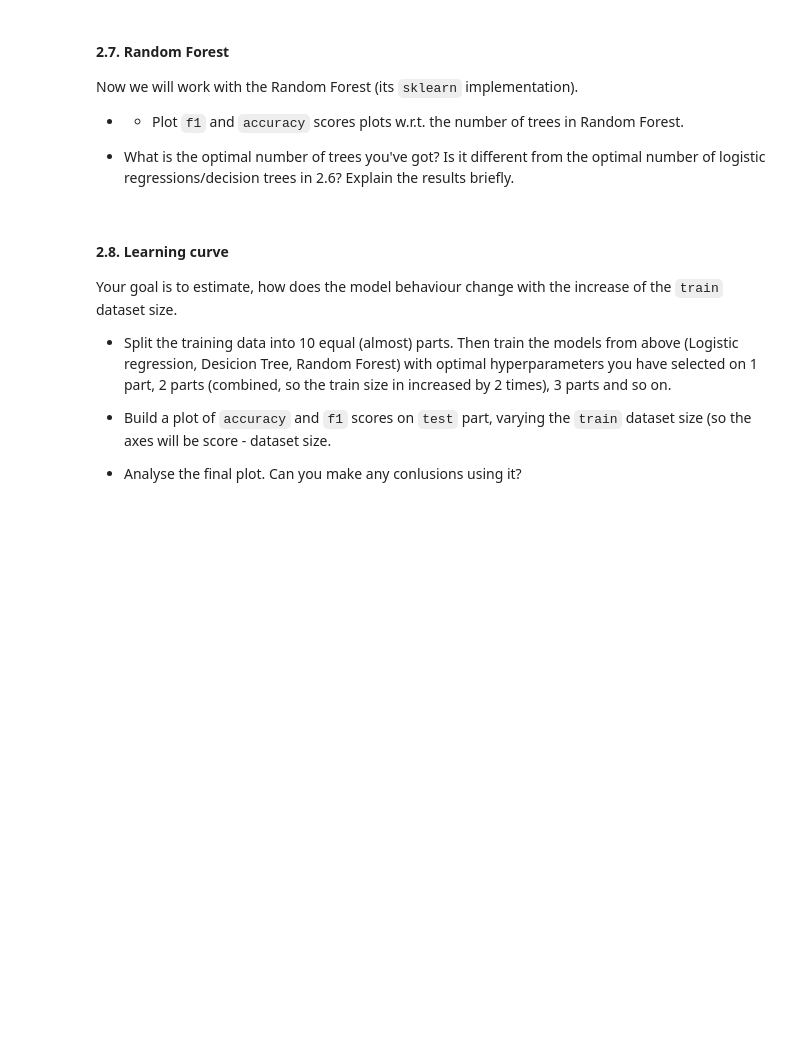
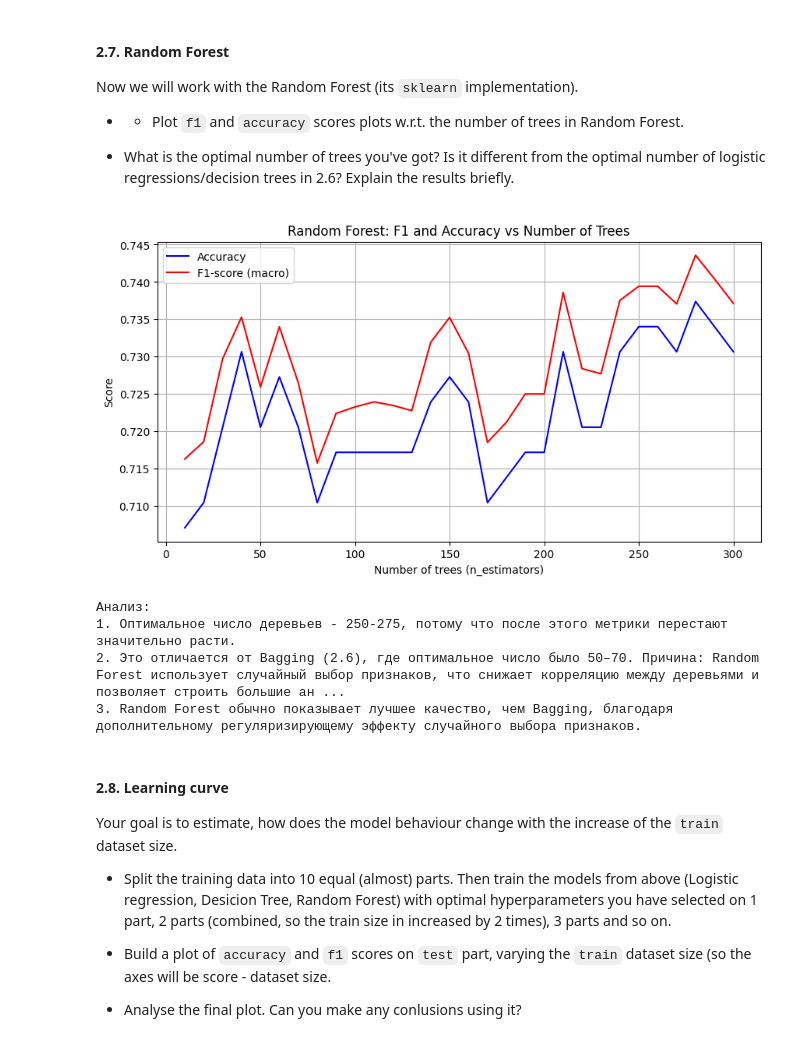
Before and after one commit to gammabox2020/ml-course-my-fork-of--girafe-ai, a Jupyter notebook: homeworks/lab01_ml_pipeline/Lab1_part2_ml_pipeline.ipynb, the cells around one changed output. Cells and saved outputs as stored; diff of their text form; code cells hidden in the pictures; blank space fills up the shorter version.

```diff
--- a/homeworks/lab01_ml_pipeline/Lab1_part2_ml_pipeline.ipynb
+++ b/homeworks/lab01_ml_pipeline/Lab1_part2_ml_pipeline.ipynb
@@ -443,3 +575,50 @@ from sklearn.ensemble import RandomForestClassifier
+# %%
+from sklearn.ensemble import RandomForestClassifier
+
+# YOUR CODE HERE
+# диапазон числа деревьев
+n_estimators_range = list(range(10, 301, 10))  # от 10 до 200 с шагом 10
+
+# где соберем хранения метрики
+accuracy_rf = []
+f1_rf = []
+
+# глубину из 2.5
+rf_params = {
+    'random_state': 42,
+    'n_jobs': -1,
+    'max_depth': 15
+}
+
+# сбор метрик
+for n in n_estimators_range:
+    rf = RandomForestClassifier(n_estimators=n, **rf_params)
+    rf.fit(X_train, y_train)
+    y_pred = rf.predict(X_test)
+    accuracy_rf.append(accuracy_score(y_test, y_pred))
+    f1_rf.append(f1_score(y_test, y_pred, average='macro'))
+
+plt.figure(figsize=(10, 5))
+plt.plot(n_estimators_range, accuracy_rf, 'b-', label='Accuracy')
+plt.plot(n_estimators_range, f1_rf, 'r-', label='F1-score (macro)')
+plt.xlabel('Number of trees (n_estimators)')
+plt.ylabel('Score')
+plt.title('Random Forest: F1 and Accuracy vs Number of Trees')
+plt.legend()
+plt.grid(True)
+plt.show()
+
+# Анализ
+print("\nАнализ:")
+print("1. Оптимальное число деревьев - 250-275, потому что после этого метрики перестают значительно расти.")
+print("2. Это отличается от Bagging (2.6), где оптимальное число было 50–70. Причина: Random Forest использует случайный выбор признаков, что снижает корреляцию между деревьями и позволяет строить большие ансамбли без переобучения.")
+print("3. Random Forest обычно показывает лучшее качество, чем Bagging, благодаря дополнительному регуляризирующему эффекту случайного выбора признаков.")
+# %% [output]
+[figure, added]
+Анализ:
+1. Оптимальное число деревьев - 250-275, потому что после этого метрики перестают значительно расти.
+2. Это отличается от Bagging (2.6), где оптимальное число было 50–70. Причина: Random Forest использует случайный выбор признаков, что снижает корреляцию между деревьями и позволяет строить большие ан ...
+3. Random Forest обычно показывает лучшее качество, чем Bagging, благодаря дополнительному регуляризирующему эффекту случайного выбора признаков.
 # %% [markdown]
 #### 2.8. Learning curve
 Your goal is to estimate, how does the model behaviour change with the increase of the `train` dataset size.
```
Also changed, not shown: parts of 7 cells of this notebook.
